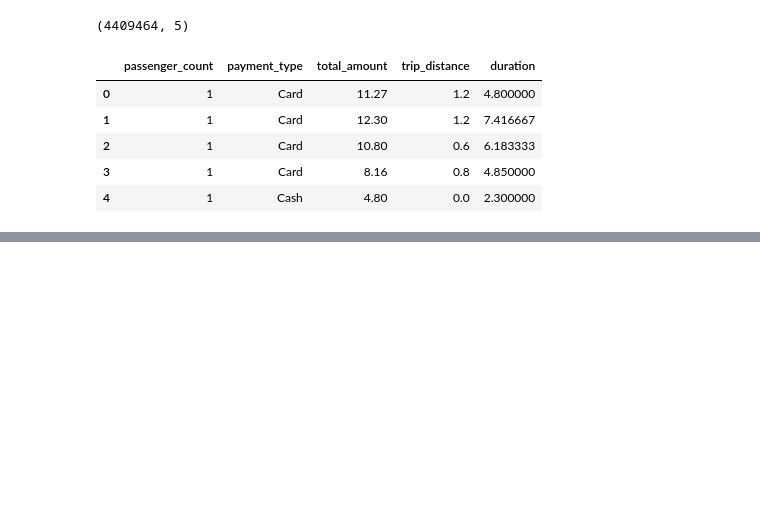
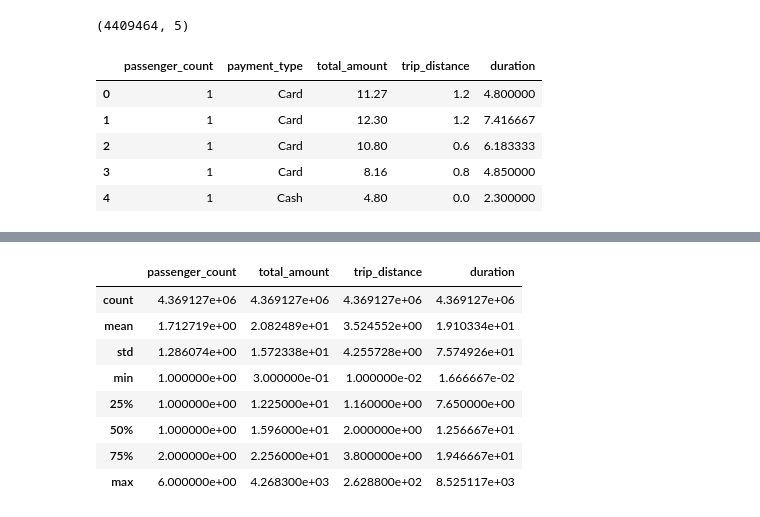
Before and after one commit to sahil095/Maximizing-revenue, a Jupyter notebook: Maximizing Revenue.ipynb, the cells around one changed output, grey strips where cells are left out. Saved outputs shown, nothing was run; the diff lists cells and outputs as text; code cells hidden in the pictures; blank space fills up the shorter version.

```diff
--- a/Maximizing Revenue.ipynb
+++ b/Maximizing Revenue.ipynb
@@ -199,0 +221,12 @@ df.head()
+# %%
+df.describe()
+# %% [output]
+|  | passenger_count | total_amount | trip_distance | duration |
+| count | 4.369127e+06 | 4.369127e+06 | 4.369127e+06 | 4.369127e+06 |
+| mean | 1.712719e+00 | 2.082489e+01 | 3.524552e+00 | 1.910334e+01 |
+| std | 1.286074e+00 | 1.572338e+01 | 4.255728e+00 | 7.574926e+01 |
+| min | 1.000000e+00 | 3.000000e-01 | 1.000000e-02 | 1.666667e-02 |
+| 25% | 1.000000e+00 | 1.225000e+01 | 1.160000e+00 | 7.650000e+00 |
+| 50% | 1.000000e+00 | 1.596000e+01 | 2.000000e+00 | 1.256667e+01 |
+| 75% | 2.000000e+00 | 2.256000e+01 | 3.800000e+00 | 1.946667e+01 |
+| max | 6.000000e+00 | 4.268300e+03 | 2.628800e+02 | 8.525117e+03 |
```
Also changed, not shown: parts of 13 cells of this notebook.
